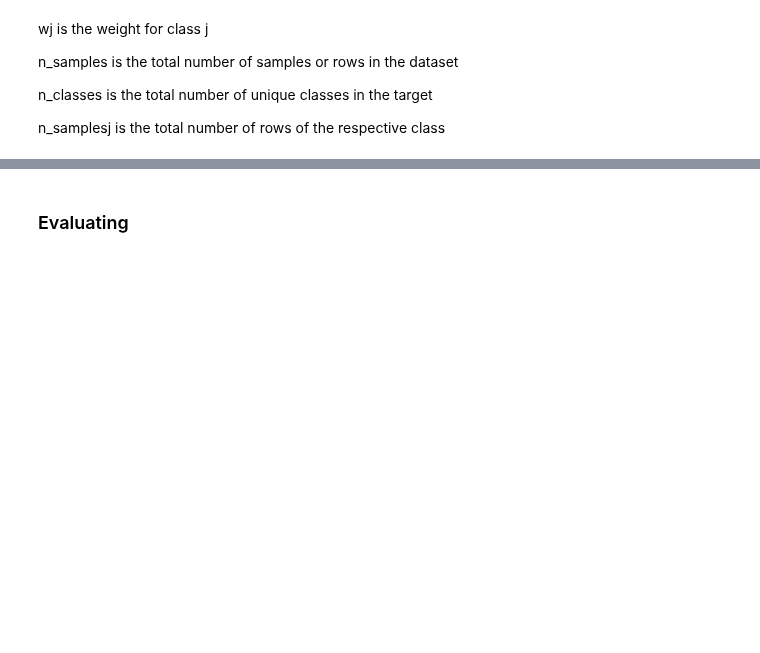
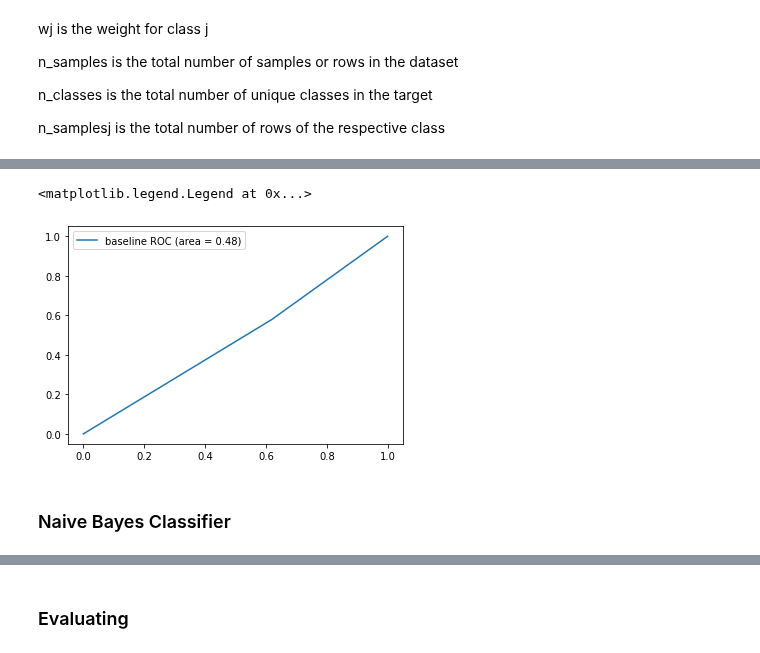
Before and after one commit to erotavlas/machine-learning, a Jupyter notebook: IBMAdvancedDataScience_Capstone/IBMAdvancedDataScience_Capstone_Incomplete.ipynb, the cells around one changed output, grey strips where cells are left out. Saved outputs shown, nothing was run; the diff lists cells and outputs as text; code cells hidden in the pictures; blank space fills up the shorter version.

```diff
--- a/IBMAdvancedDataScience_Capstone/IBMAdvancedDataScience_Capstone_Incomplete.ipynb
+++ b/IBMAdvancedDataScience_Capstone/IBMAdvancedDataScience_Capstone_Incomplete.ipynb
@@ -864,0 +802,4 @@ Epoch 25/25
+# %%
+# dictionary to hold fpr and tpr
+
+roc = {}
@@ -864,0 +823,12 @@ Epoch 25/25
+# %%
+fpr, tpr, thresholds = metrics.roc_curve(y_val, pred_baseline[:,1])
+auc = metrics.roc_auc_score(y_val,pred_baseline[:,1])
+roc['baseline'] = [fpr,tpr,auc]
+
+plt.plot(fpr, tpr, label='%s ROC (area = %0.2f)' % ('baseline', auc))
+plt.legend(loc=0)
+# %% [output]
+<matplotlib.legend.Legend at 0x...>
+[figure, added]
+# %% [markdown]
+### Naive Bayes Classifier
```
Also changed, not shown: parts of 107 cells of this notebook.
